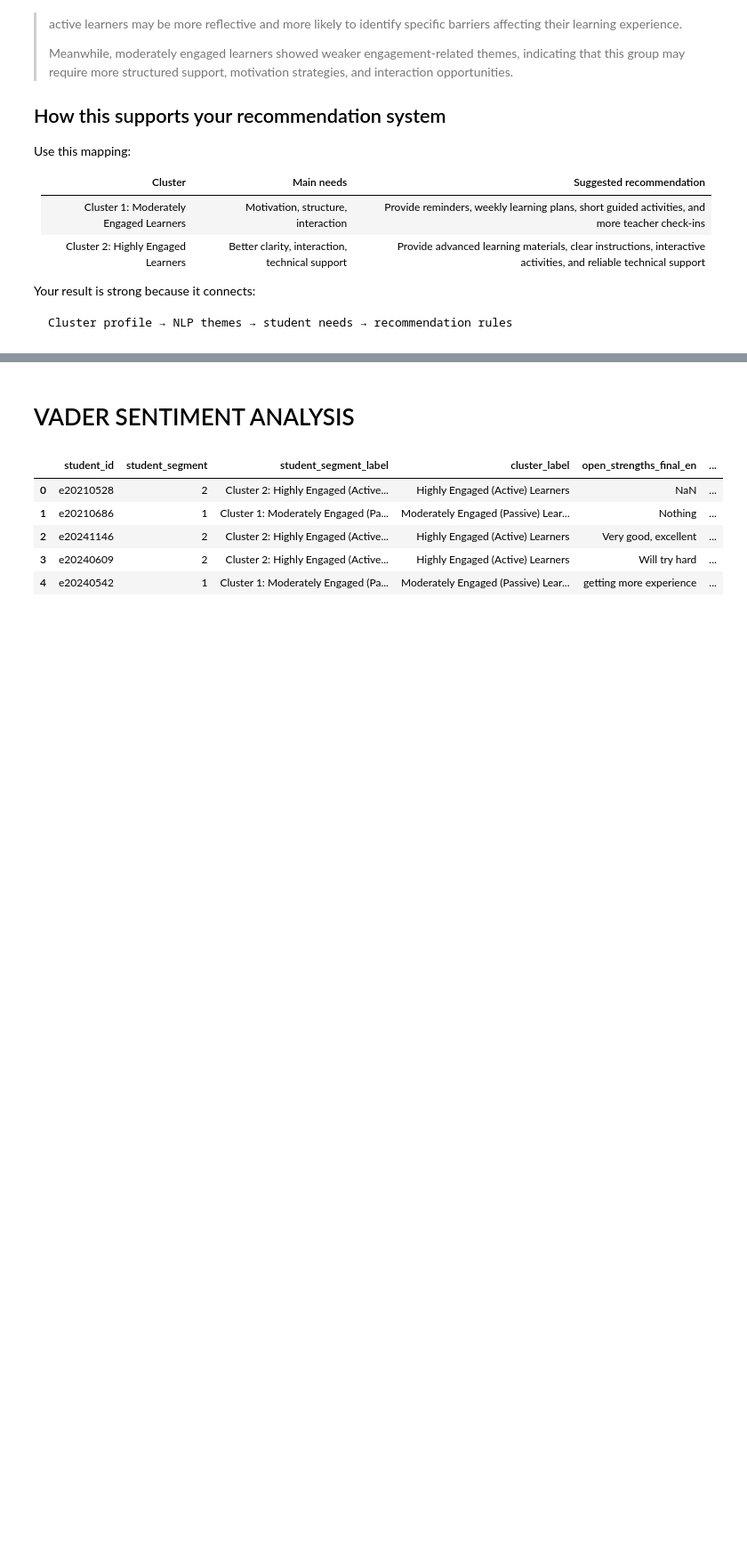
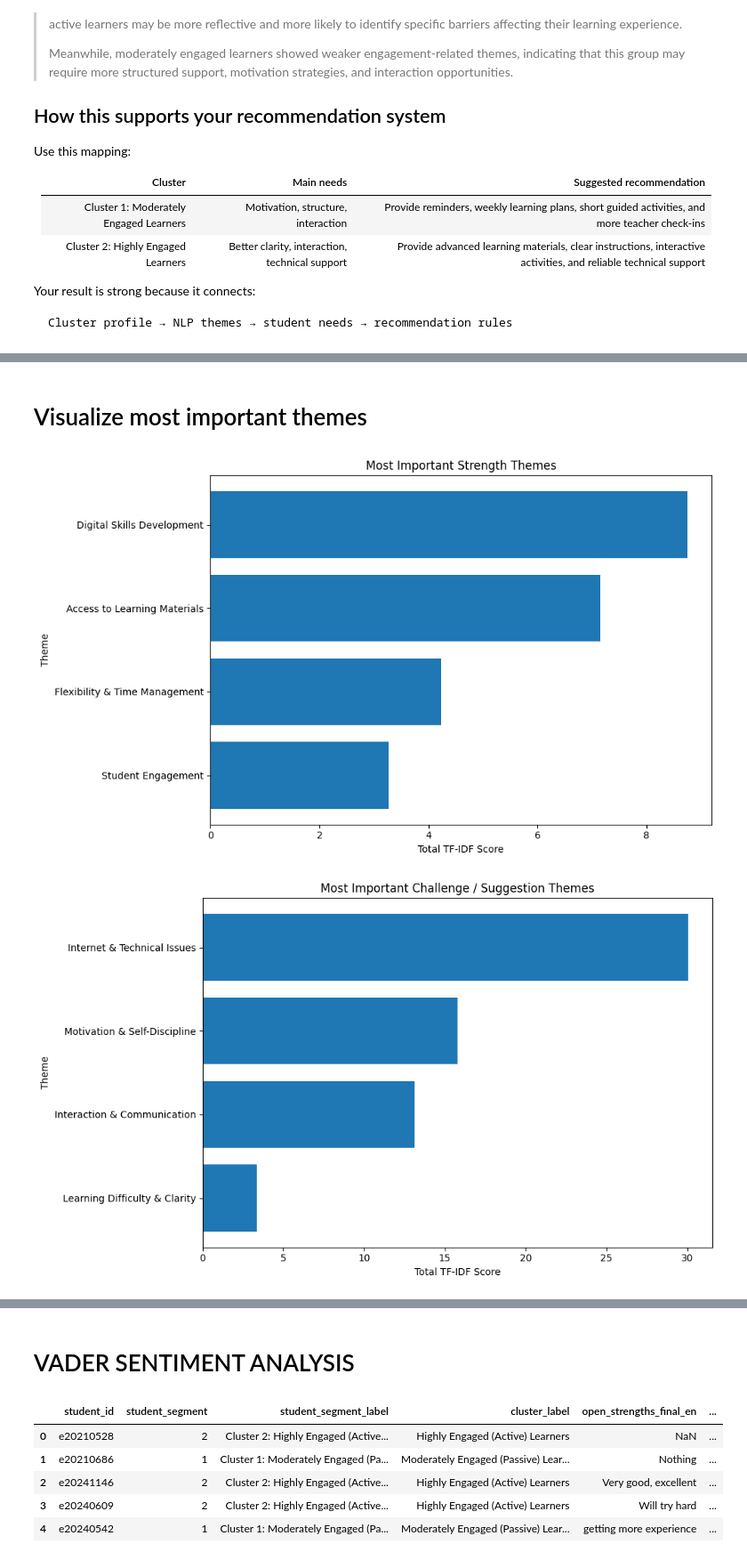
Before and after one commit to Ratnatepy/Blended-Learning, a Jupyter notebook: notebook/06-nlp.ipynb, the cells around one changed output, grey strips where cells are left out. Shown at 89% size. Saved outputs shown, nothing was run; the diff lists cells and outputs as text; code cells hidden in the pictures; blank space fills up the shorter version.

```diff
--- a/notebook/06-nlp.ipynb
+++ b/notebook/06-nlp.ipynb
@@ -555,0 +597,35 @@ Cluster profile → NLP themes → student needs → recommendation rules
+# %% [markdown]
+# Visualize most important themes
+# %%
+# =========================================================
+# VISUALIZE TOP THEMES
+# =========================================================
+
+def plot_theme_summary(theme_summary, title):
+    if theme_summary.empty:
+        print(f"No theme data available for: {title}")
+        return
+
+    plot_df = theme_summary.sort_values("total_score", ascending=True)
+
+    plt.figure(figsize=(10, 6))
+    plt.barh(plot_df["theme"], plot_df["total_score"])
+    plt.xlabel("Total TF-IDF Score")
+    plt.ylabel("Theme")
+    plt.title(title)
+    plt.tight_layout()
+    plt.show()
+
+
+plot_theme_summary(
+    strength_theme_summary,
+    "Most Important Strength Themes"
+)
+
+plot_theme_summary(
+    challenge_theme_summary,
+    "Most Important Challenge / Suggestion Themes"
+)
+# %% [output]
+[figure, added]
+[figure, added]
```
Also changed, not shown: parts of 8 cells of this notebook, 10 other files.
